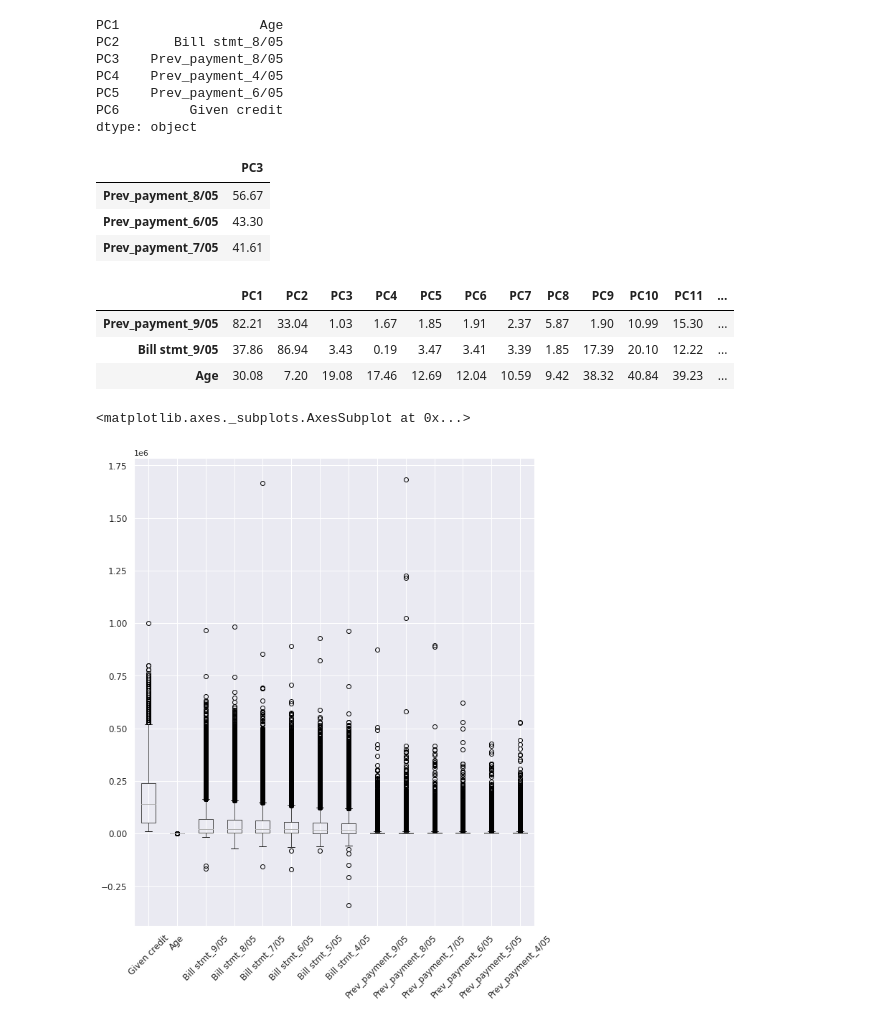
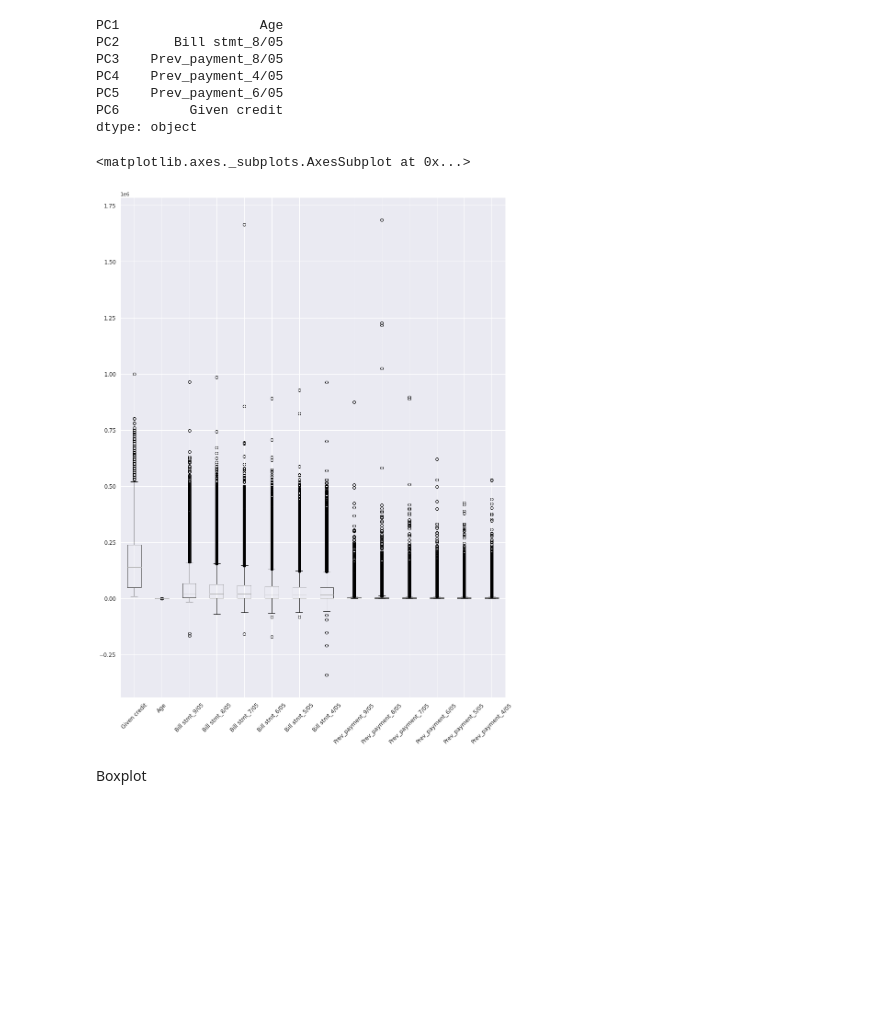
Before and after one commit to PosgradoMNA/Proyecto-final-Equipo-135, a Jupyter notebook: Actividad_Semanal_4_Transformación_y_Reducción_de_datos.ipynb, the cells around one changed output. Saved outputs shown, nothing was run; the diff lists cells and outputs as text; code cells hidden in the pictures; blank space fills up the shorter version.

```diff
--- a/Actividad_Semanal_4_Transformación_y_Reducción_de_datos.ipynb
+++ b/Actividad_Semanal_4_Transformación_y_Reducción_de_datos.ipynb
@@ -440,8 +587,6 @@ Varianza payment_Sept   : 0.6 %
 # %% [markdown]
 Aparentemente, la variable Given_credit es la más importante por su varianza comparada con las demás, pero ahora escalamos los valores para hacerlos comparables y descartar que los valores absolutos de Given_credit sean los que hacen que la estemos identificando como la más importante.
 # %%
-import seaborn as sns
-sns.set(rc = {'figure.figsize':(20,20)})
 p = sns.regplot(data = df,
                 x = df['Given credit'],
                 y = df['Bill stmt_9/05'])
@@ -647,26 +788,10 @@ PC4    Prev_payment_4/05
 PC5    Prev_payment_6/05
 PC6         Given credit
 dtype: object
-# %%
-x = pd.DataFrame(cmpts_df.PC3.abs().nlargest(3))
-x
-# %% [output]
-|  | PC3 |
-| Prev_payment_8/05 | 56.67 |
-| Prev_payment_6/05 | 43.30 |
-| Prev_payment_7/05 | 41.61 |
-# %%
-cmpts_df.abs().nlargest(3, columns ='PC1')
-# %% [output]
-|  | PC1 | PC2 | PC3 | PC4 | PC5 | PC6 | PC7 | PC8 | PC9 | PC10 | PC11 | ... |
-| Prev_payment_9/05 | 82.21 | 33.04 | 1.03 | 1.67 | 1.85 | 1.91 | 2.37 | 5.87 | 1.90 | 10.99 | 15.30 | ... |
-| Bill stmt_9/05 | 37.86 | 86.94 | 3.43 | 0.19 | 3.47 | 3.41 | 3.39 | 1.85 | 17.39 | 20.10 | 12.22 | ... |
-| Age | 30.08 | 7.20 | 19.08 | 17.46 | 12.69 | 12.04 | 10.59 | 9.42 | 38.32 | 40.84 | 39.23 | ... |
 # %%
-import matplotlib as plt
-from matplotlib import pyplot
-
-df.boxplot(figsize = (10,12), fontsize=12, rot=45)
+df.boxplot(figsize = (15,20), fontsize=12, rot=45)
 # %% [output]
 <matplotlib.axes._subplots.AxesSubplot at 0x...>
-[figure, old version]
+[figure, new version]
+# %% [markdown]
+Boxplot
```
Also changed, not shown: parts of 57 cells of this notebook.
